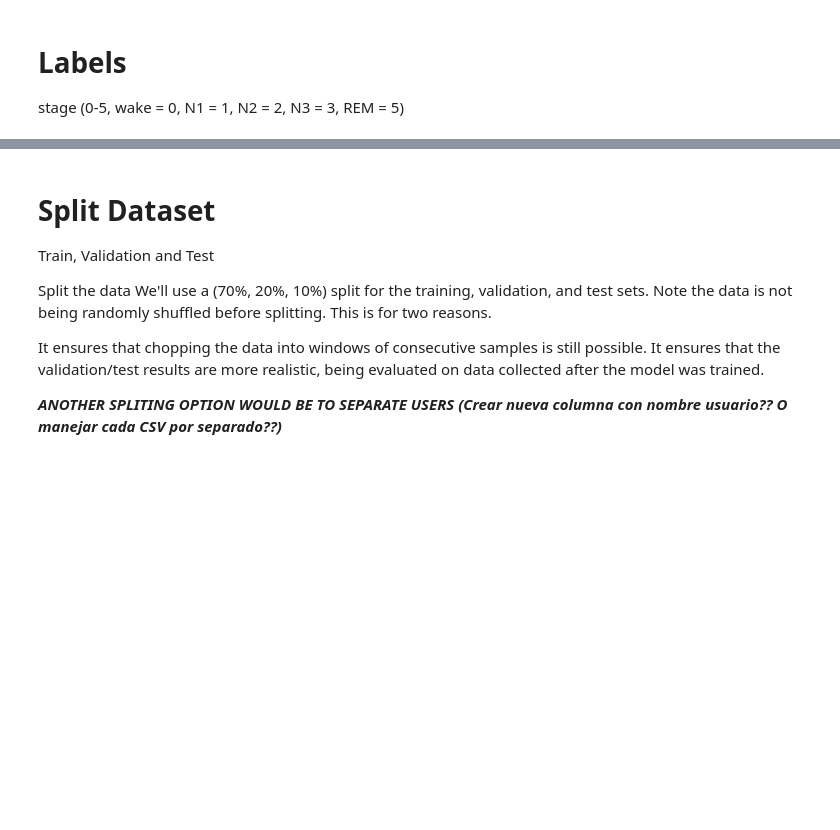
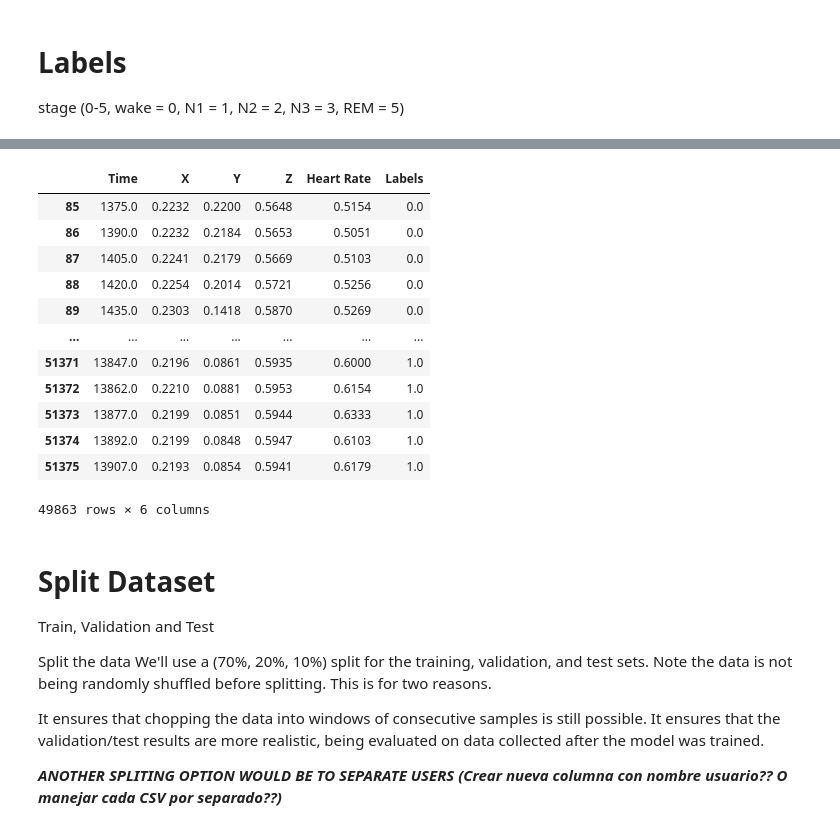
Before and after one commit to cargilgar/Smart-Alarm-using-tinyML, a Jupyter notebook: src/model_training/model_training.ipynb, the cells around one changed output, grey strips where cells are left out. Cells and saved outputs as stored; diff of their text form; code cells hidden in the pictures; blank space fills up the shorter version.

```diff
--- a/src/model_training/model_training.ipynb
+++ b/src/model_training/model_training.ipynb
@@ -44,19 +73,18 @@ stage (0-5, wake = 0, N1 = 1, N2 = 2, N3 = 3, REM = 5)
 #Show labels
 # Same labels will be reused throughout the program
 
-subject_csv['Labels'].describe()
+df['Labels'].describe()
 #subject_csv.hist('Heart Rate')
 #subject_csv.describe()
 
-subject_csv['Labels'] = subject_csv['Labels'].map({0:0,1:1,2:1,3:1,5:2,},na_action=None)
+df['Labels'] = df['Labels'].map({0:0,1:1,2:1,3:1,5:2,},na_action=None)
 
 # Wake --> 0
 # NREM --> 1
 # REM --> 2
+#Not labeled values --> NaN
 
 #Delete non-labeled Rows
-subject_csv.dropna(inplace=True)
+df.dropna(inplace=True)
 
-#Not labeled values --> NaN
-
-#subject_csv
+#df
@@ -63,3 +94,30 @@ subject_csv.dropna(inplace=True)
+# %%
+# Normalize features for training data set (values between 0 and 1)***
+# Surpress warning for next 3 operation
+pd.options.mode.chained_assignment = None  # default='warn'
+df['X'] = df['X'] / df['X'].max()
+df['Y'] = df['Y'] / df['Y'].max()
+df['Z'] = df['Z'] / df['Z'].max()
+df['Heart Rate'] = df['Heart Rate'] / df['Heart Rate'].max()
+
+# Round numbers (4 decimals)
+df = df.round({'X': 4, 'Y': 4, 'Z': 4, 'Heart Rate': 4})
+
+df
+# %% [output]
+|  | Time | X | Y | Z | Heart Rate | Labels |
+| 85 | 1375.0 | 0.2232 | 0.2200 | 0.5648 | 0.5154 | 0.0 |
+| 86 | 1390.0 | 0.2232 | 0.2184 | 0.5653 | 0.5051 | 0.0 |
+| 87 | 1405.0 | 0.2241 | 0.2179 | 0.5669 | 0.5103 | 0.0 |
+| 88 | 1420.0 | 0.2254 | 0.2014 | 0.5721 | 0.5256 | 0.0 |
+| 89 | 1435.0 | 0.2303 | 0.1418 | 0.5870 | 0.5269 | 0.0 |
+| ... | ... | ... | ... | ... | ... | ... |
+| 51371 | 13847.0 | 0.2196 | 0.0861 | 0.5935 | 0.6000 | 1.0 |
+| 51372 | 13862.0 | 0.2210 | 0.0881 | 0.5953 | 0.6154 | 1.0 |
+| 51373 | 13877.0 | 0.2199 | 0.0851 | 0.5944 | 0.6333 | 1.0 |
+| 51374 | 13892.0 | 0.2199 | 0.0848 | 0.5947 | 0.6103 | 1.0 |
+| 51375 | 13907.0 | 0.2193 | 0.0854 | 0.5941 | 0.6179 | 1.0 |
+49863 rows × 6 columns
 # %% [markdown]
 # Split Dataset
 Train, Validation and Test
```
Also changed, not shown: parts of 15 cells of this notebook.
